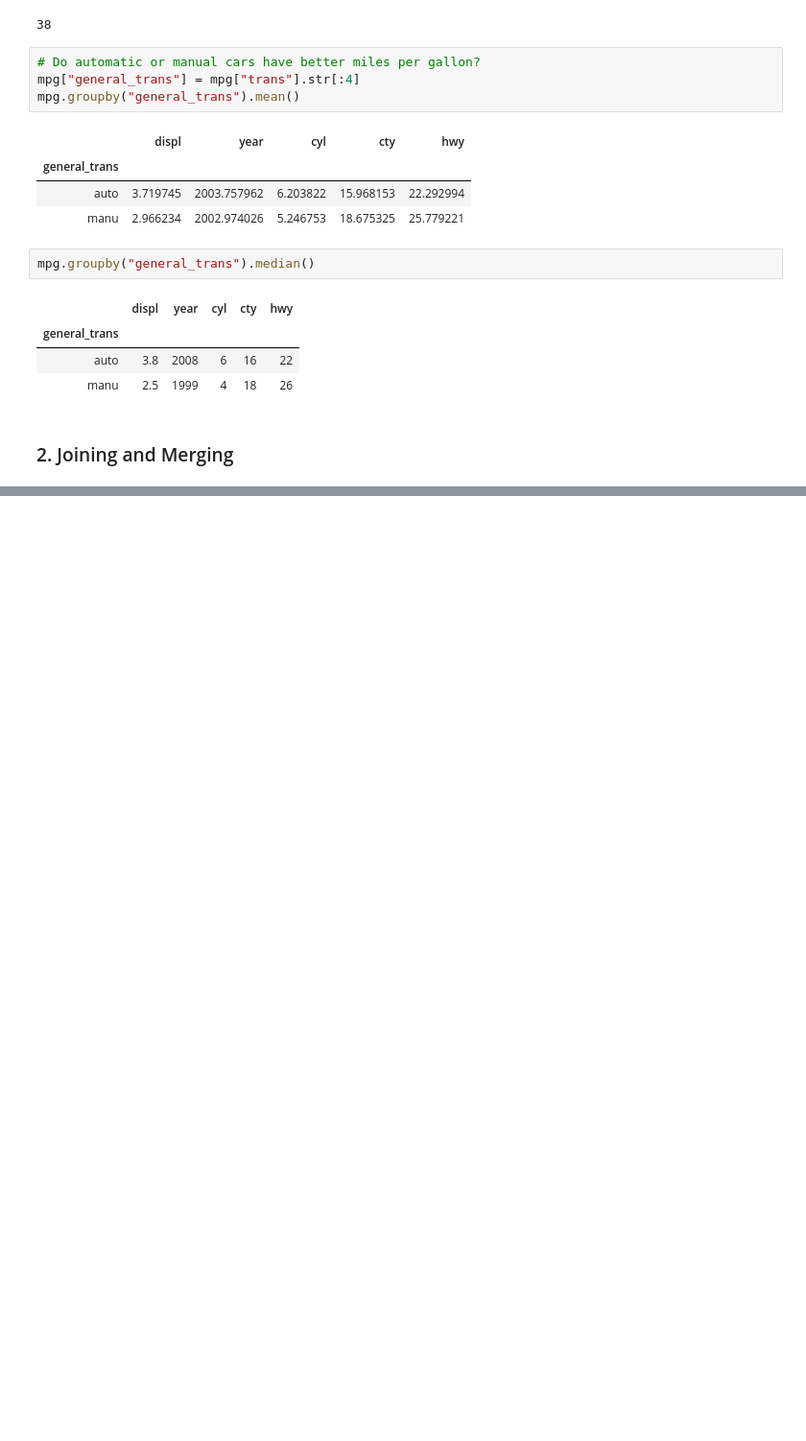
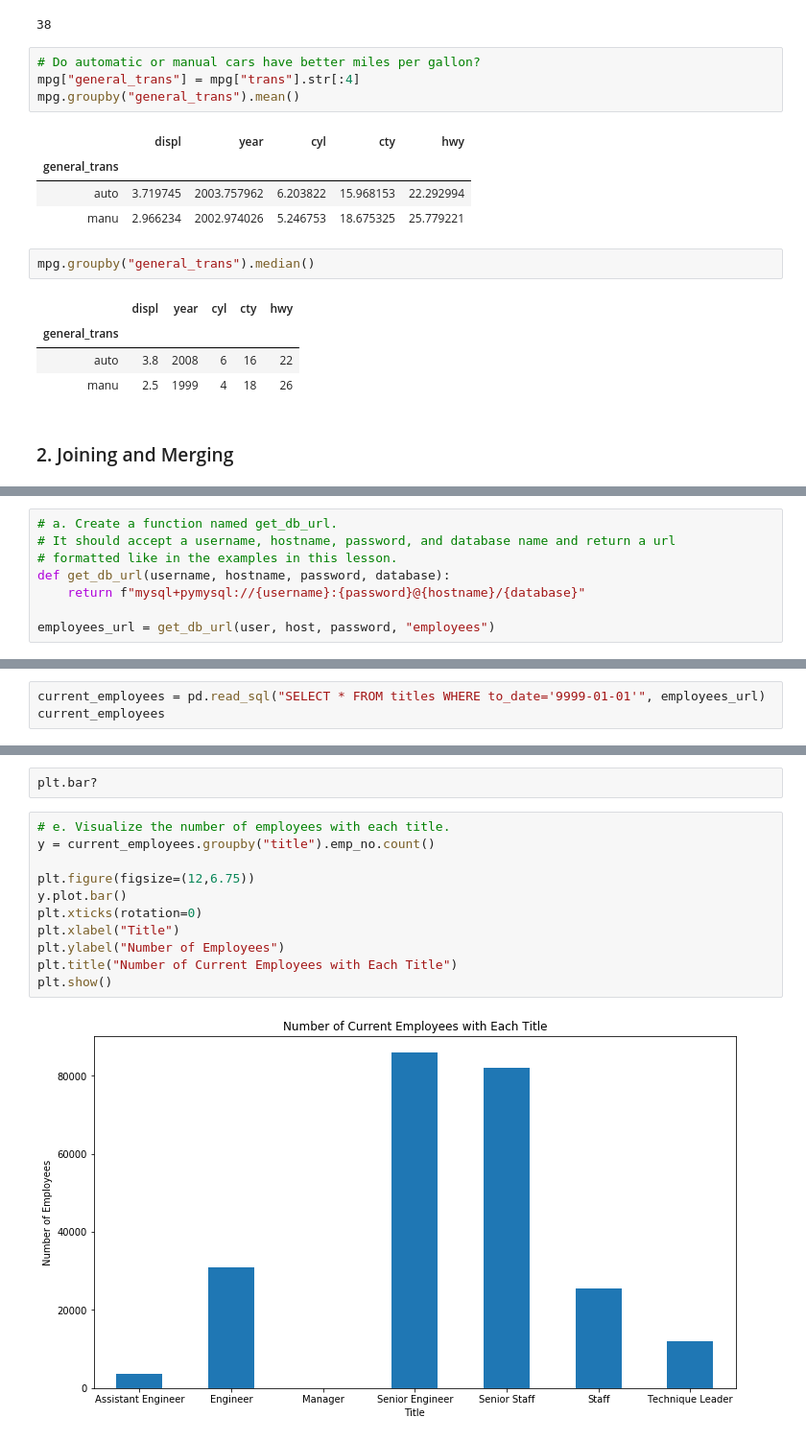
Before and after one commit to aleclhartman/python-exercises, a Jupyter notebook: 4.8.4.4_advanced_dataframes.ipynb, the cells around one changed output, grey strips where cells are left out. Shown at 96% size. Saved outputs shown, nothing was run; the diff lists cells and outputs as text; blank space fills up the shorter version.

```diff
--- a/4.8.4.4_advanced_dataframes.ipynb
+++ b/4.8.4.4_advanced_dataframes.ipynb
@@ -96,0 +191,8 @@ mpg.groupby("general_trans").median()
+# %%
+# a. Create a function named get_db_url.
+# It should accept a username, hostname, password, and database name and return a url
+# formatted like in the examples in this lesson.
+def get_db_url(username, hostname, password, database):
+    return f"mysql+pymysql://{username}:{password}@{hostname}/{database}"
+
+employees_url = get_db_url(user, host, password, "employees")
@@ -96,0 +265,3 @@ mpg.groupby("general_trans").median()
+# %%
+current_employees = pd.read_sql("SELECT * FROM titles WHERE to_date='9999-01-01'", employees_url)
+current_employees
@@ -96,0 +282,15 @@ mpg.groupby("general_trans").median()
+# %%
+plt.bar?
+# %%
+# e. Visualize the number of employees with each title.
+y = current_employees.groupby("title").emp_no.count()
+
+plt.figure(figsize=(12,6.75))
+y.plot.bar()
+plt.xticks(rotation=0)
+plt.xlabel("Title")
+plt.ylabel("Number of Employees")
+plt.title("Number of Current Employees with Each Title")
+plt.show()
+# %% [output]
+[figure, added]
```
Also changed, not shown: parts of 40 cells of this notebook, 1 other file.
